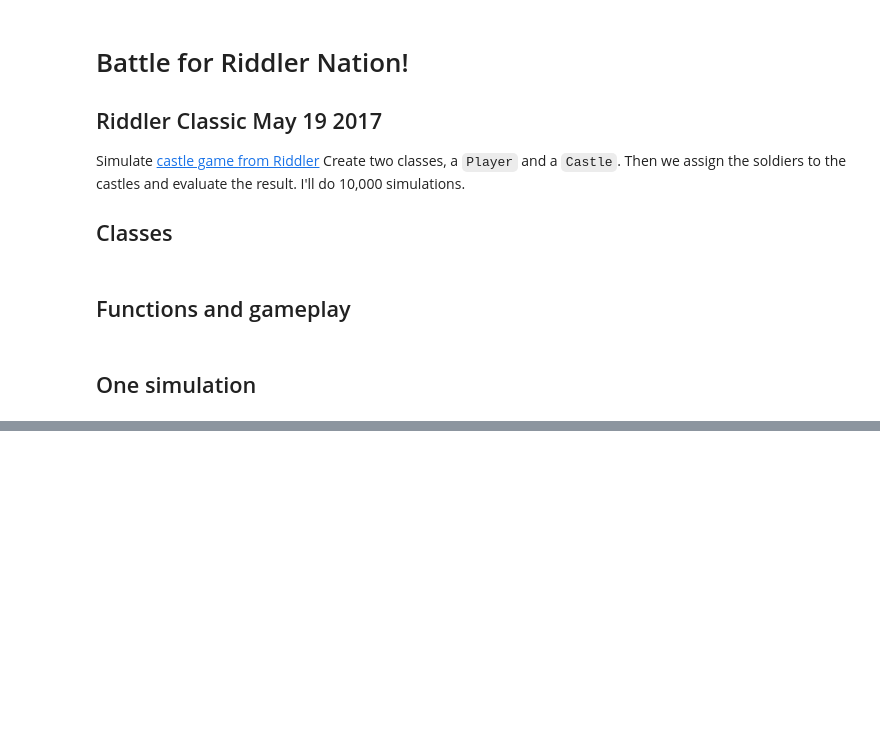
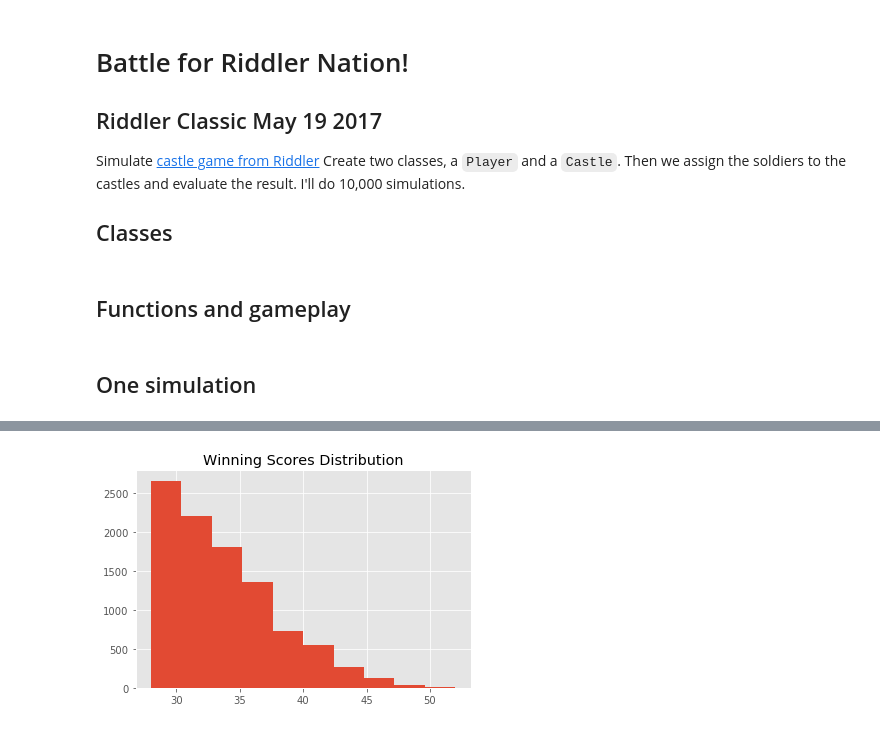
Before and after one commit to HigginTown/riddler, a Jupyter notebook: battle_for_riddler_nation.ipynb, the cells around one changed output, grey strips where cells are left out. Saved outputs shown, nothing was run; the diff lists cells and outputs as text; code cells hidden in the pictures; blank space fills up the shorter version.

```diff
--- a/battle_for_riddler_nation.ipynb
+++ b/battle_for_riddler_nation.ipynb
@@ -205,0 +192,8 @@ for i in range(10):
+# %%
+def get_winning_distributions(row):
+    if row.points_2 > row.points_1:
+        return (row.distribution_2, row.points_2)
+    if row.points_2 < row.points_1:
+        return (row.distribution_1, row.points_1)
+    else:
+        return np.nan
@@ -205,0 +214,10 @@ for i in range(10):
+# %%
+winners = pd.DataFrame(df.apply(get_winning_distributions, axis=1)).dropna()
+winners.columns = ['data']
+winners['distribution'] = winners.data.apply(lambda x: x[0])
+winners['points'] = winners.data.apply(lambda x: x[1])
+winners.drop('data', axis=1, inplace=True)
+# %%
+wins = pd.DataFrame(get_castle_scores(winners.distribution))
+wins['points'] = winners['points'].values
+wins.head()
@@ -205,0 +231,7 @@ for i in range(10):
+# %%
+# distribution of winning scores
+wins.points.hist()
+plt.title('Winning Scores Distribution')
+plt.show()
+# %% [output]
+[figure, added]
```
Also changed, not shown: parts of 18 cells of this notebook.
